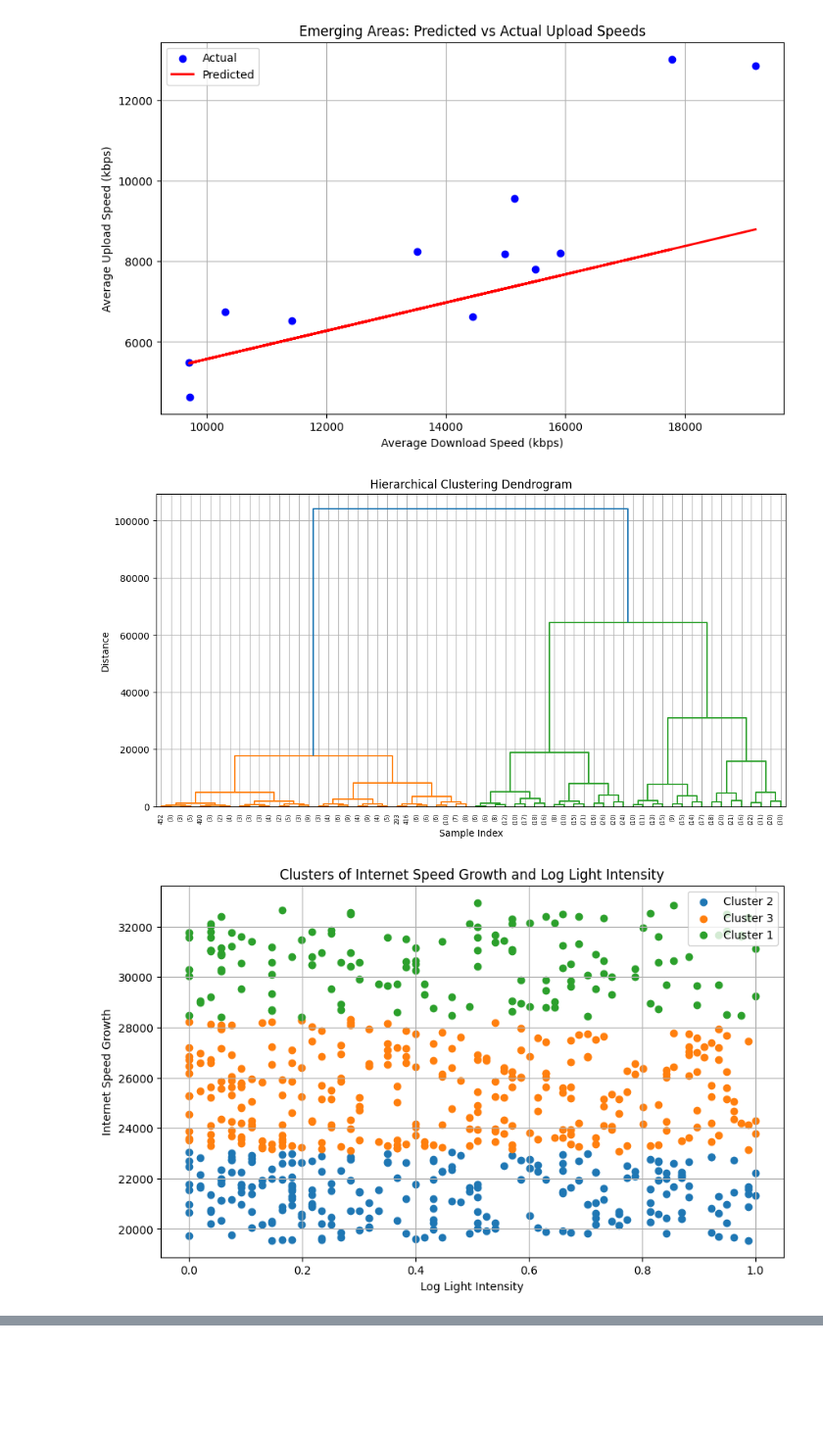
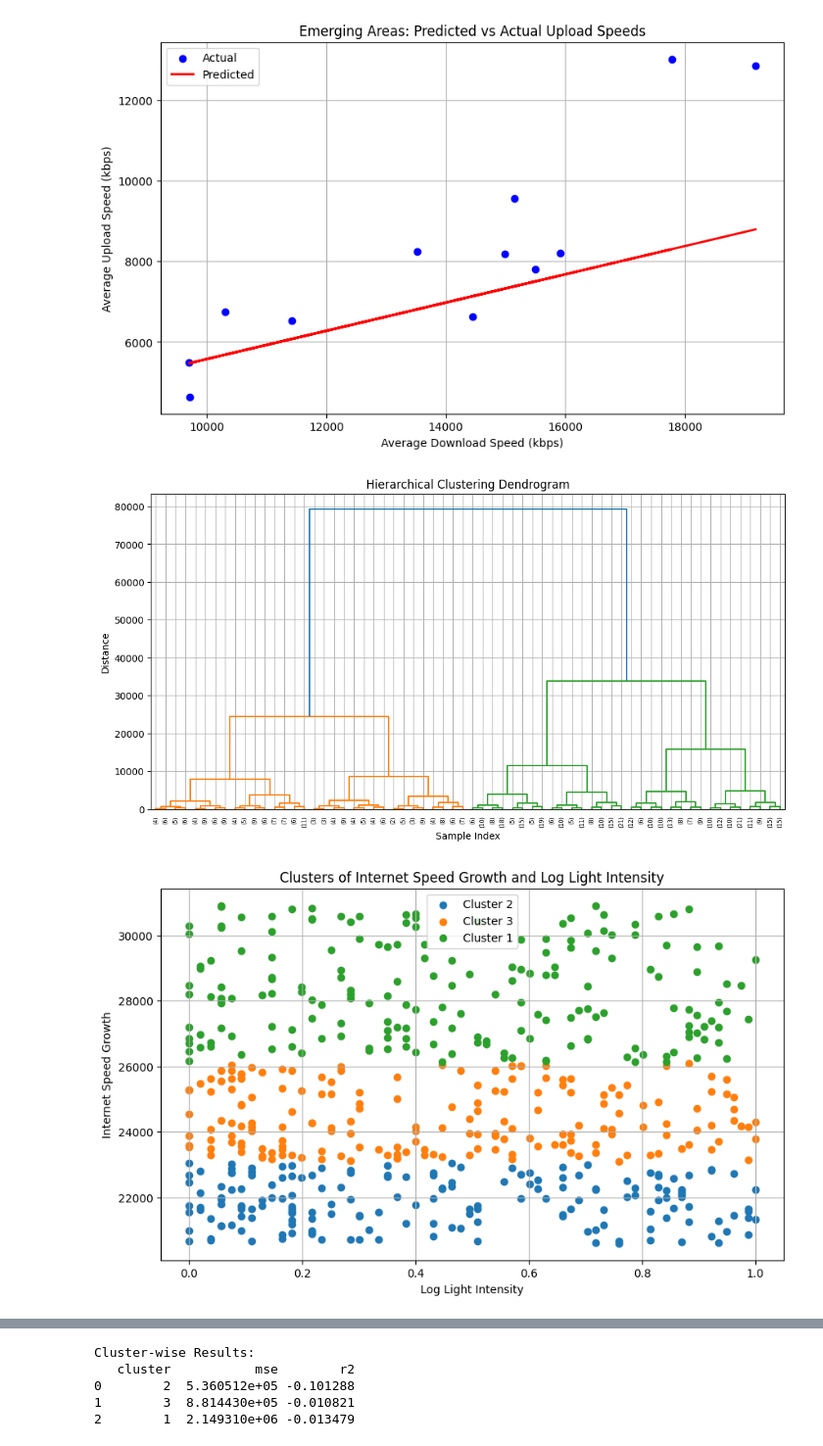
Before and after one commit to nasrrx/IndonesiaInternetSpeeds, a Jupyter notebook: DataAnalysisProject.ipynb, the cells around one changed output, grey strips where cells are left out. Shown at 98% size. Cells and saved outputs as stored; diff of their text form; code cells hidden in the pictures; blank space fills up the shorter version.

```diff
--- a/DataAnalysisProject.ipynb
+++ b/DataAnalysisProject.ipynb
@@ -993,17 +993,20 @@ R-squared (R²): 33.97%
 import numpy as np
 import pandas as pd
 import matplotlib.pyplot as plt
+from sklearn.model_selection import train_test_split
+from sklearn.linear_model import LinearRegression
+from sklearn.metrics import mean_squared_error, r2_score
 from scipy.cluster.hierarchy import dendrogram, linkage
 from scipy.cluster.hierarchy import fcluster
 
-# Step 1: Remove NaNs and outliers
+# Step 1: Remove NaNs and Outliers
 def preprocess_data(data):
     # Remove NaN values
     data = data.dropna(subset=['log_light_intensity', 'internet_speed_growth'])
 
     # Remove outliers
-    lower_bound = data['internet_speed_growth'].quantile(0.01)
-    upper_bound = data['internet_speed_growth'].quantile(0.99)
+    lower_bound = data['internet_speed_growth'].quantile(0.1)
+    upper_bound = data['internet_speed_growth'].quantile(0.9)
     data = data[(data['internet_speed_growth'] >= lower_bound) &
                 (data['internet_speed_growth'] <= upper_bound)]
     return data
@@ -1029,32 +1032,80 @@ def perform_clustering(data, features, num_clusters=3):
 # Step 3: Visualize Clusters
 def visualize_clusters(data, features, cluster_column='cluster'):
     plt.figure(figsize=(10, 6))
     for cluster in data[cluster_column].unique():
         cluster_data = data[data[cluster_column] == cluster]
         plt.scatter(cluster_data[features[0]], cluster_data[features[1]], label=f"Cluster {cluster}")
     plt.title("Clusters of Internet Speed Growth and Log Light Intensity")
     plt.xlabel(features[0].replace('_', ' ').title())
     plt.ylabel(features[1].replace('_', ' ').title())
     plt.legend()
     plt.grid()
     plt.show()
 
+# Step 4: Train Prediction Models for Each Cluster
+def train_and_evaluate_models(data, cluster_column='cluster'):
+    models = {}
+    results = []
+
+    for cluster in data[cluster_column].unique():
+        cluster_data = data[data[cluster_column] == cluster]
+
+        # Define features and target
+        X = cluster_data[['log_light_intensity']].values
+        y = cluster_data['internet_speed_growth'].values
+
+        # Split into train and test sets
+        X_train, X_test, y_train, y_test = train_test_split(X, y, test_size=0.7, random_state=42)
+
+        # Train a linear regression model
+        model = LinearRegression()
+        model.fit(X_train, y_train)
+
+        # Make predictions
+        y_pred = model.predict(X_test)
+
+        # Evaluate the model
+        mse = mean_squared_error(y_test, y_pred)
+        r2 = r2_score(y_test, y_pred)
+        results.append({'cluster': cluster, 'mse': mse, 'r2': r2})
+        models[cluster] = model
+
+        # Visualization
+        plt.figure(figsize=(10, 6))
+        plt.scatter(X_test, y_test, color='blue', label='Actual')
+        plt.scatter(X_test, y_pred, color='red', alpha=0.6, label='Predicted')
+        plt.title(f"Cluster {cluster}: Predicted vs Actual Internet Speed Growth")
+        plt.xlabel("Log Light Intensity")
+        plt.ylabel("Internet Speed Growth (kbps)")
+        plt.legend()
+        plt.grid(True)
+        plt.show()
+
+    # Summarize results
+    results_df = pd.DataFrame(results)
+    print("Cluster-wise Results:")
+    print(results_df)
+    return models, results_df
+
 # Execution
 # Preprocess the data
 processed_data = preprocess_data(gdf)
 
 # Perform hierarchical clustering
 clustered_data = perform_clustering(
     data=processed_data,
     features=['log_light_intensity', 'internet_speed_growth'],
     num_clusters=3
 )
 
 # Visualize the resulting clusters
 visualize_clusters(
     data=clustered_data,
     features=['log_light_intensity', 'internet_speed_growth']
 )
+
+# Train and evaluate models for each cluster
+models, results = train_and_evaluate_models(clustered_data)
 # %% [output]
-[figure, old version]
+[figure, new version]
-[figure, old version]
+[figure, new version]
@@ -1060,0 +1115,5 @@ visualize_clusters(
+Cluster-wise Results:
+   cluster           mse        r2
+0        2  5.360512e+05 -0.101288
+1        3  8.814430e+05 -0.010821
+2        1  2.149310e+06 -0.013479
```
Also changed, not shown: parts of 2 cells of this notebook.
